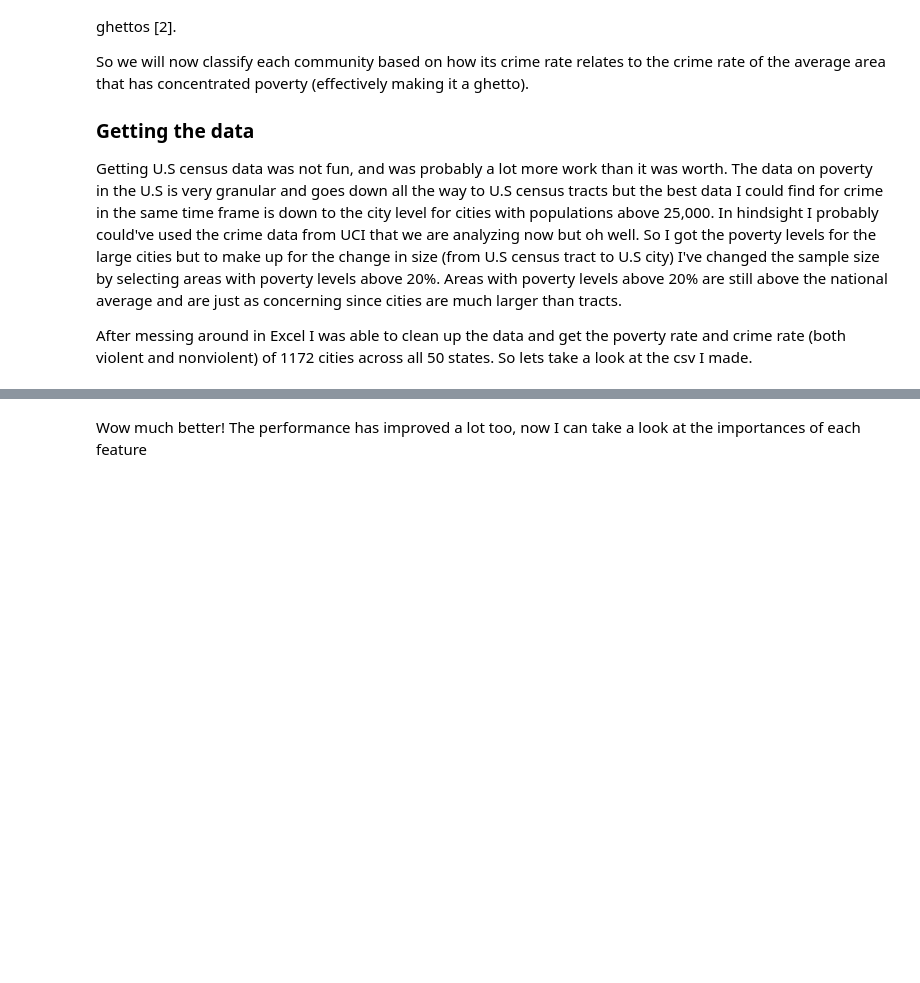
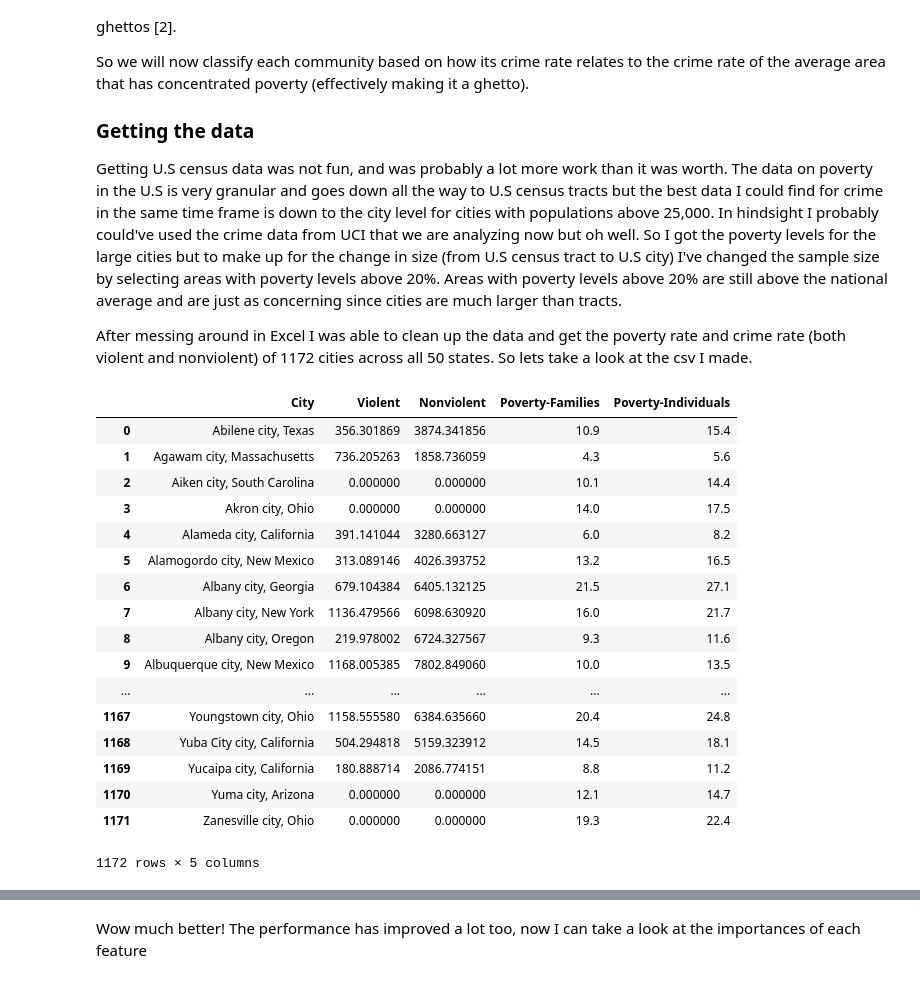
Before and after one commit to blaiseyuri/CommunityvsCrime, a Jupyter notebook: CommvsCrimeForest.ipynb, the cells around one changed output, grey strips where cells are left out. Cells and saved outputs as stored; diff of their text form; code cells hidden in the pictures; blank space fills up the shorter version.

```diff
--- a/CommvsCrimeForest.ipynb
+++ b/CommvsCrimeForest.ipynb
@@ -68,8 +86,27 @@ Getting U.S census data was not fun, and was probably a lot more work than it wa
 
 After messing around in Excel I was able to clean up the data and get the poverty rate and crime rate (both violent and nonviolent) of 1172 cities across all 50 states. So lets take a look at the csv I made.
 # %%
-censusdf = pd.read_csv('../datasets/CityCrimePoverty.csv')
+censusdf = pd.read_csv('./datasets/CityCrimePoverty.csv')
 censusdf
+# %% [output]
+|  | City | Violent | Nonviolent | Poverty-Families | Poverty-Individuals |
+| 0 | Abilene city, Texas | 356.301869 | 3874.341856 | 10.9 | 15.4 |
+| 1 | Agawam city, Massachusetts | 736.205263 | 1858.736059 | 4.3 | 5.6 |
+| 2 | Aiken city, South Carolina | 0.000000 | 0.000000 | 10.1 | 14.4 |
+| 3 | Akron city, Ohio | 0.000000 | 0.000000 | 14.0 | 17.5 |
+| 4 | Alameda city, California | 391.141044 | 3280.663127 | 6.0 | 8.2 |
+| 5 | Alamogordo city, New Mexico | 313.089146 | 4026.393752 | 13.2 | 16.5 |
+| 6 | Albany city, Georgia | 679.104384 | 6405.132125 | 21.5 | 27.1 |
+| 7 | Albany city, New York | 1136.479566 | 6098.630920 | 16.0 | 21.7 |
+| 8 | Albany city, Oregon | 219.978002 | 6724.327567 | 9.3 | 11.6 |
+| 9 | Albuquerque city, New Mexico | 1168.005385 | 7802.849060 | 10.0 | 13.5 |
+| ... | ... | ... | ... | ... | ... |
+| 1167 | Youngstown city, Ohio | 1158.555580 | 6384.635660 | 20.4 | 24.8 |
+| 1168 | Yuba City city, California | 504.294818 | 5159.323912 | 14.5 | 18.1 |
+| 1169 | Yucaipa city, California | 180.888714 | 2086.774151 | 8.8 | 11.2 |
+| 1170 | Yuma city, Arizona | 0.000000 | 0.000000 | 12.1 | 14.7 |
+| 1171 | Zanesville city, Ohio | 0.000000 | 0.000000 | 19.3 | 22.4 |
+1172 rows × 5 columns
 # %%
 # The data still has cities with poverty levels below 20%, so I'll filter them out.
 
```
Also changed, not shown: parts of 6 cells of this notebook.
